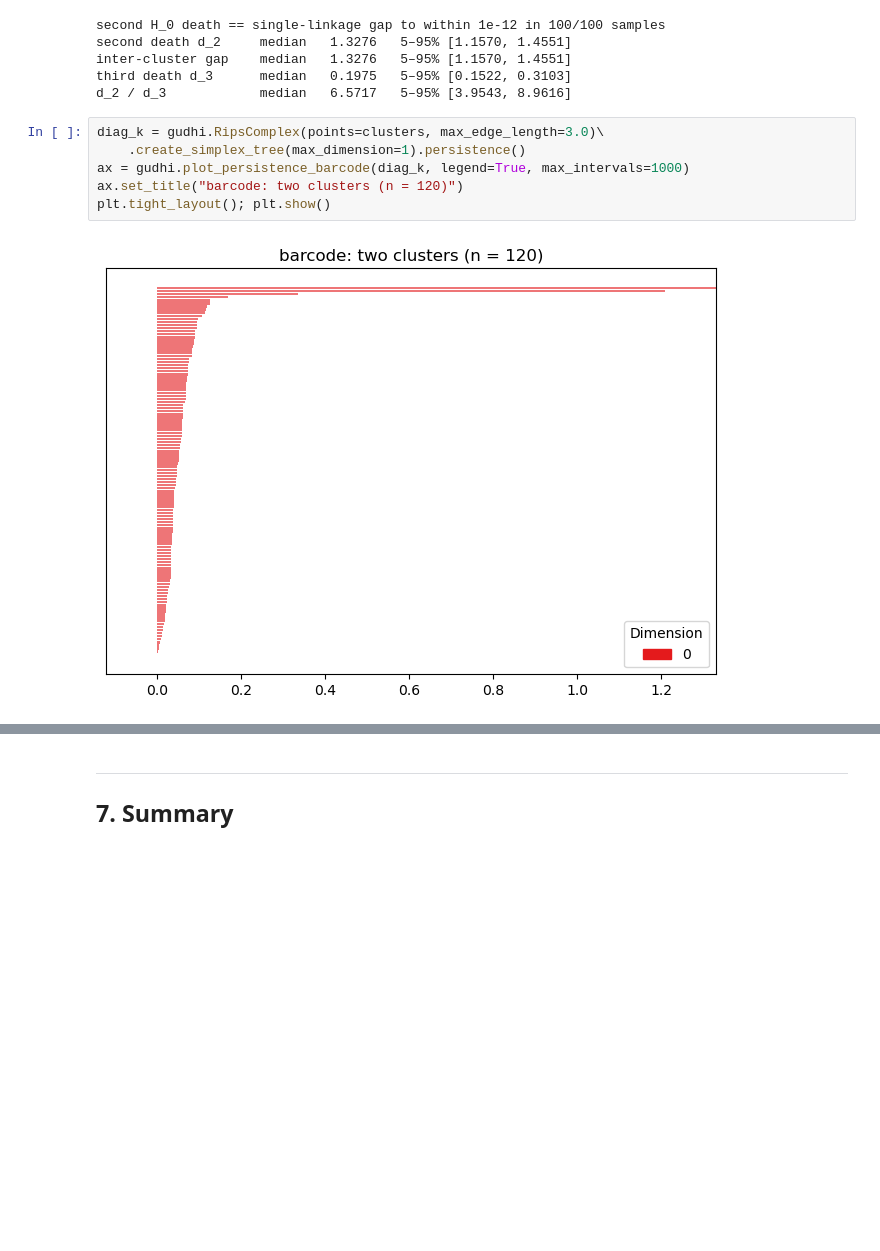
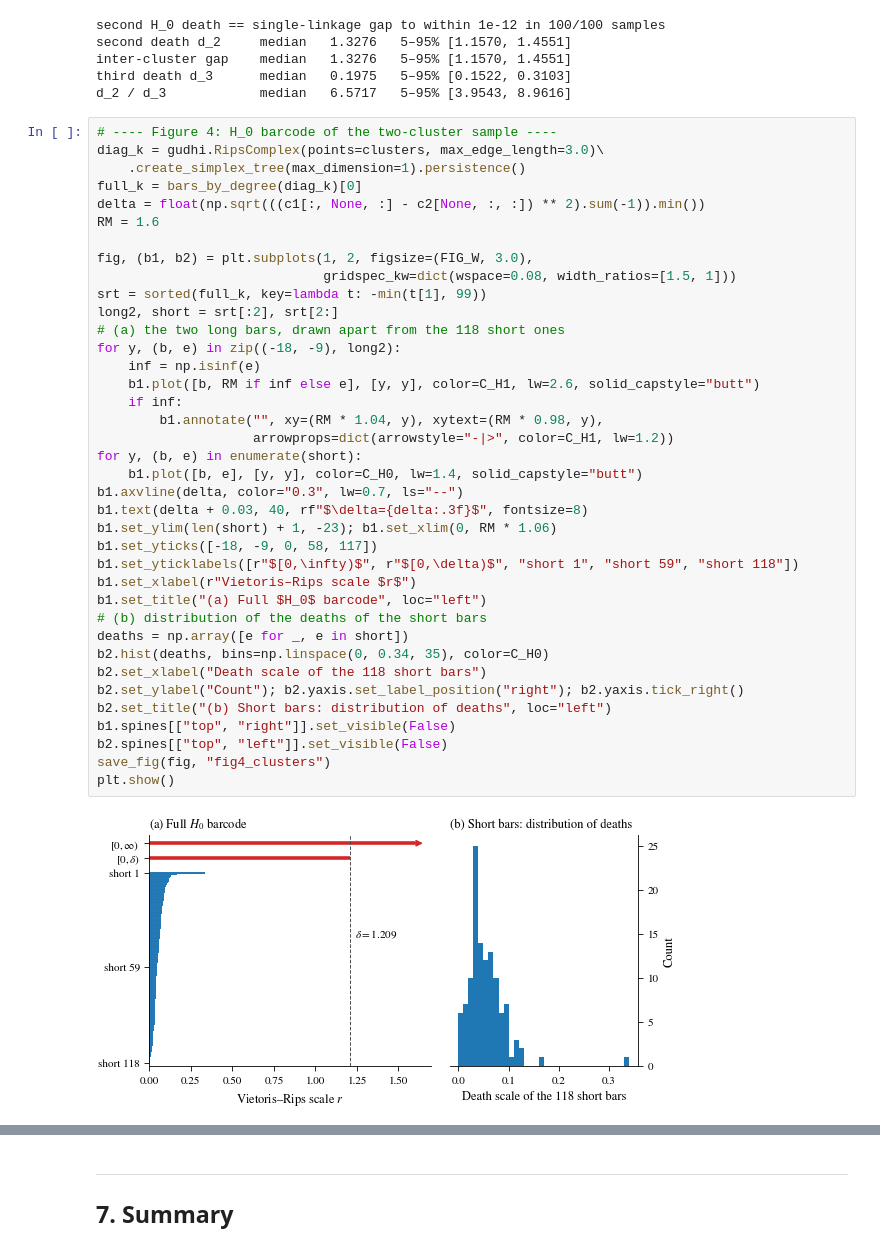
Before and after one commit to delsikariman/persistence-module-verification, a Jupyter notebook: verification.ipynb, the cells around one changed output, grey strips where cells are left out. Cells and saved outputs as stored; diff of their text form; blank space fills up the shorter version.

```diff
--- a/verification.ipynb
+++ b/verification.ipynb
@@ -1012,10 +1111,42 @@ inter-cluster gap    median   1.3276   5–95% [1.1570, 1.4551]
 third death d_3      median   0.1975   5–95% [0.1522, 0.3103]
 d_2 / d_3            median   6.5717   5–95% [3.9543, 8.9616]
 # %%
+# ---- Figure 4: H_0 barcode of the two-cluster sample ----
 diag_k = gudhi.RipsComplex(points=clusters, max_edge_length=3.0)\
     .create_simplex_tree(max_dimension=1).persistence()
-ax = gudhi.plot_persistence_barcode(diag_k, legend=True, max_intervals=1000)
-ax.set_title("barcode: two clusters (n = 120)")
-plt.tight_layout(); plt.show()
+full_k = bars_by_degree(diag_k)[0]
+delta = float(np.sqrt(((c1[:, None, :] - c2[None, :, :]) ** 2).sum(-1)).min())
+RM = 1.6
+
+fig, (b1, b2) = plt.subplots(1, 2, figsize=(FIG_W, 3.0),
+                             gridspec_kw=dict(wspace=0.08, width_ratios=[1.5, 1]))
+srt = sorted(full_k, key=lambda t: -min(t[1], 99))
+long2, short = srt[:2], srt[2:]
+# (a) the two long bars, drawn apart from the 118 short ones
+for y, (b, e) in zip((-18, -9), long2):
+    inf = np.isinf(e)
+    b1.plot([b, RM if inf else e], [y, y], color=C_H1, lw=2.6, solid_capstyle="butt")
+    if inf:
+        b1.annotate("", xy=(RM * 1.04, y), xytext=(RM * 0.98, y),
+                    arrowprops=dict(arrowstyle="-|>", color=C_H1, lw=1.2))
+for y, (b, e) in enumerate(short):
+    b1.plot([b, e], [y, y], color=C_H0, lw=1.4, solid_capstyle="butt")
+b1.axvline(delta, color="0.3", lw=0.7, ls="--")
+b1.text(delta + 0.03, 40, rf"$\delta={delta:.3f}$", fontsize=8)
+b1.set_ylim(len(short) + 1, -23); b1.set_xlim(0, RM * 1.06)
+b1.set_yticks([-18, -9, 0, 58, 117])
+b1.set_yticklabels([r"$[0,\infty)$", r"$[0,\delta)$", "short 1", "short 59", "short 118"])
+b1.set_xlabel(r"Vietoris–Rips scale $r$")
+b1.set_title("(a) Full $H_0$ barcode", loc="left")
+# (b) distribution of the deaths of the short bars
+deaths = np.array([e for _, e in short])
+b2.hist(deaths, bins=np.linspace(0, 0.34, 35), color=C_H0)
+b2.set_xlabel("Death scale of the 118 short bars")
+b2.set_ylabel("Count"); b2.yaxis.set_label_position("right"); b2.yaxis.tick_right()
+b2.set_title("(b) Short bars: distribution of deaths", loc="left")
+b1.spines[["top", "right"]].set_visible(False)
+b2.spines[["top", "left"]].set_visible(False)
+save_fig(fig, "fig4_clusters")
+plt.show()
 # %% [output]
-[figure, old version]
+[figure, new version]
```
Also changed, not shown: parts of 25 cells of this notebook.
